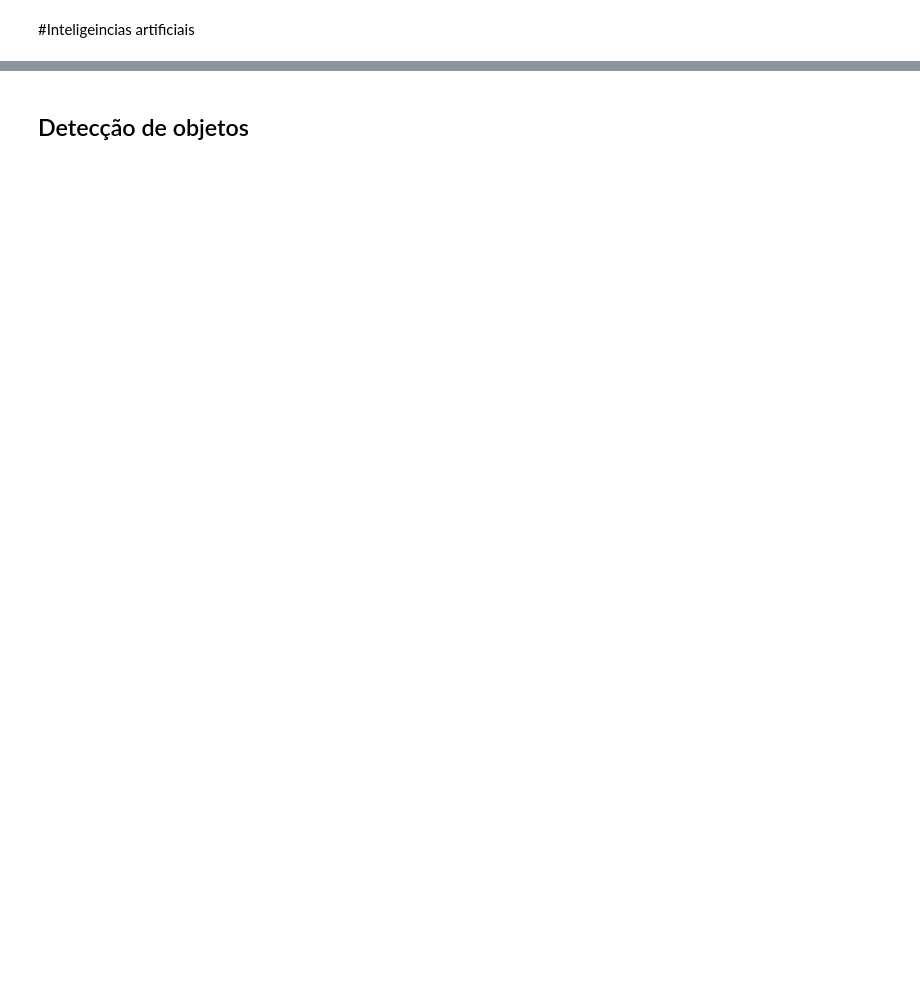
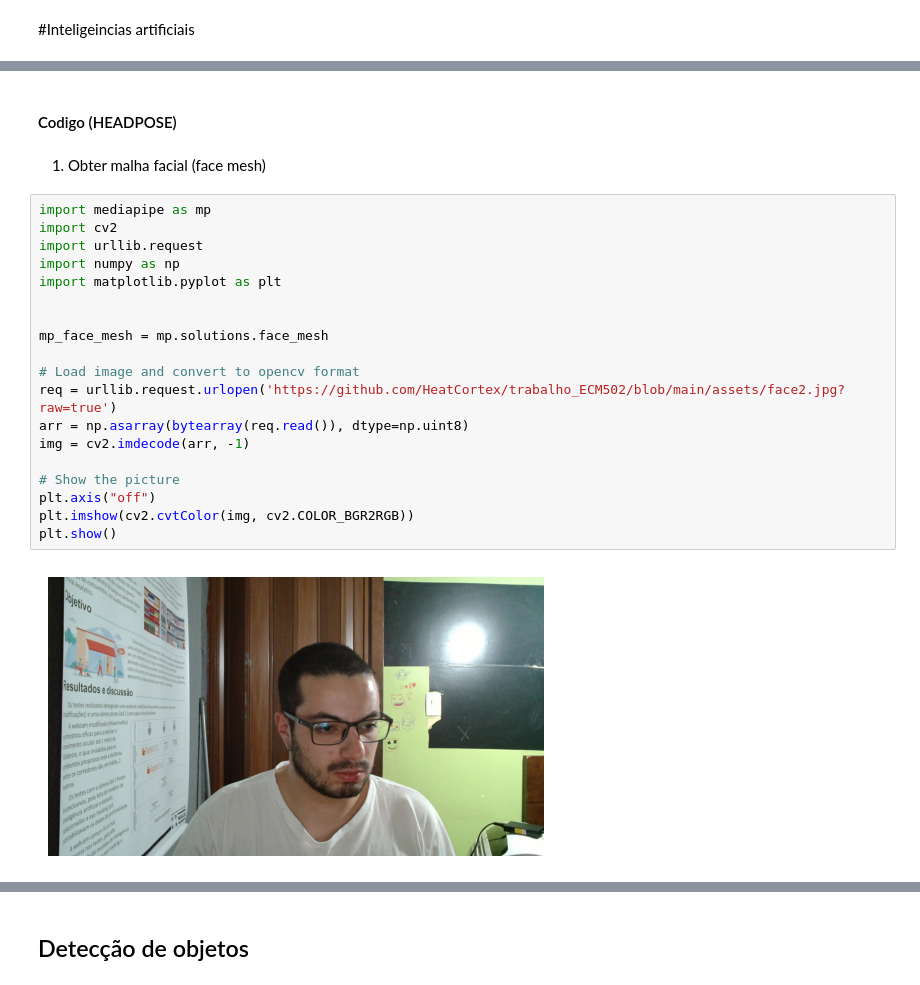
Before and after one commit to HeatCortex/trabalho_ECM502, a Jupyter notebook: Trabalho_ECM502_Inteligencia_Artificial.ipynb, the cells around one changed output, grey strips where cells are left out. Cells and saved outputs as stored; diff of their text form; blank space fills up the shorter version.

```diff
--- a/Trabalho_ECM502_Inteligencia_Artificial.ipynb
+++ b/Trabalho_ECM502_Inteligencia_Artificial.ipynb
@@ -47,0 +188,27 @@ Em resumo, o uso do eye tracking com MediaPipe não só aprimora a análise da d
+# %% [markdown]
+#### Codigo (HEADPOSE)
+# %% [markdown]
+
+
+ 1. Obter malha facial (face mesh)
+# %%
+import mediapipe as mp
+import cv2
+import urllib.request
+import numpy as np
+import matplotlib.pyplot as plt
+
+
+mp_face_mesh = mp.solutions.face_mesh
+
+# Load image and convert to opencv format
+req = urllib.request.urlopen('https://github.com/HeatCortex/trabalho_ECM502/blob/main/assets/face2.jpg?raw=true')
+arr = np.asarray(bytearray(req.read()), dtype=np.uint8)
+img = cv2.imdecode(arr, -1)
+
+# Show the picture
+plt.axis("off")
+plt.imshow(cv2.cvtColor(img, cv2.COLOR_BGR2RGB))
+plt.show()
+# %% [output]
+[figure, added]
```
Also changed, not shown: parts of 54 cells of this notebook.
